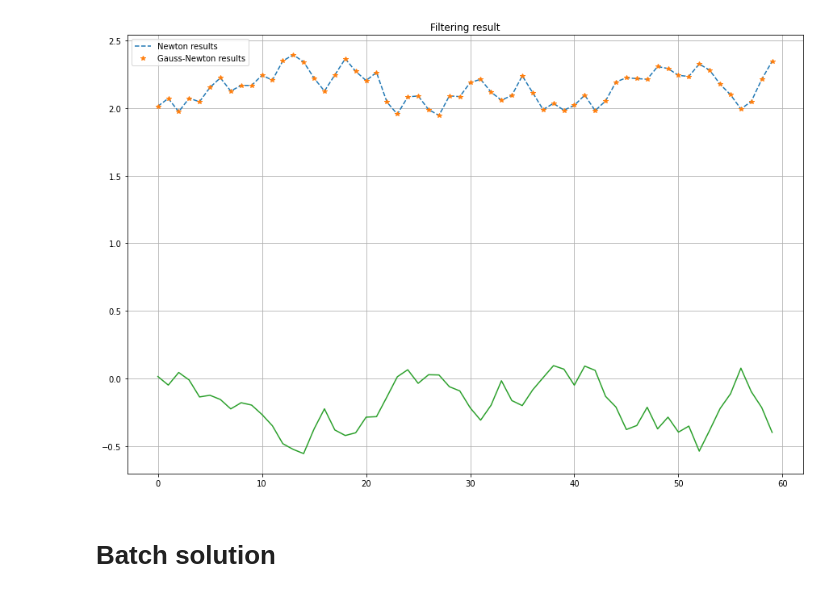
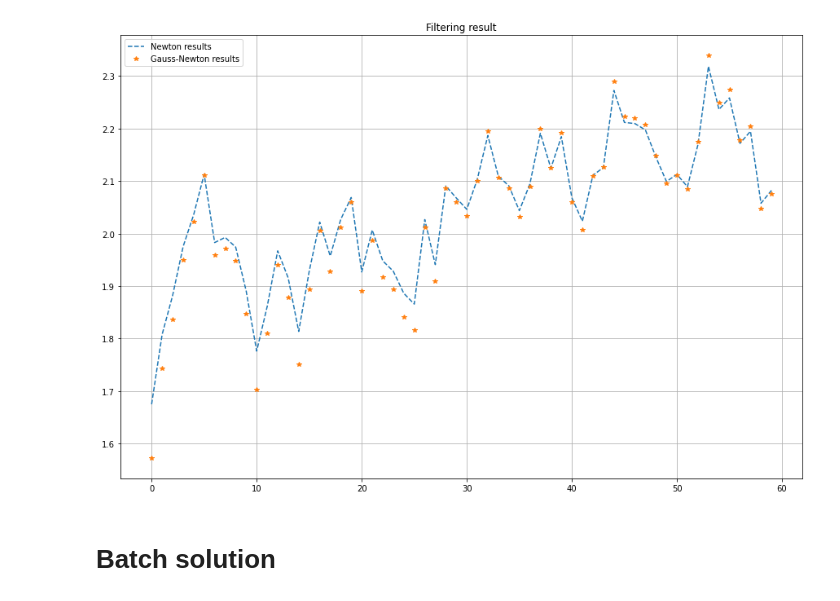
Before and after one commit to hanyas/second-order-smoothers, a Jupyter notebook: notebooks/NewtonFiltering_example1.ipynb, the cells around one changed output. Cells and saved outputs as stored; diff of their text form; code cells hidden in the pictures.

```diff
--- a/notebooks/NewtonFiltering_example1.ipynb
+++ b/notebooks/NewtonFiltering_example1.ipynb
@@ -59,4 +59,4 @@ init = MVNStandard(m0, P0)
 xf = filtering(ys, init, transition_model, observation_model, extended, initial_states)
 # %%
 # Filtering - Newton
-filtered_states_newton = newton_filtering(ys, init, transition_model, observation_model, extended_hessian, initial_states)
+filtered_states_newton = newton_filtering(ys, init, transition_model, observation_model, extended_hessian, initial_states, False)
@@ -63,13 +81,12 @@ filtered_states_newton = newton_filtering(ys, init, transition_model, observatio
 # %%
 plt.figure(figsize=(15,10))
 plt.plot(filtered_states_newton.mean[1:], "--", label="Newton results" )
 plt.plot(xf.mean[1:], "*", label = "Gauss-Newton results")
-plt.plot(xs)
 plt.title("Filtering result")
 plt.grid()
 plt.legend();
 # %% [output]
-[figure, old version]
+[figure, new version]
 # %% [markdown]
 # Batch solution
 # %%
```
Also changed, not shown: parts of 15 cells of this notebook, 2 other files.
